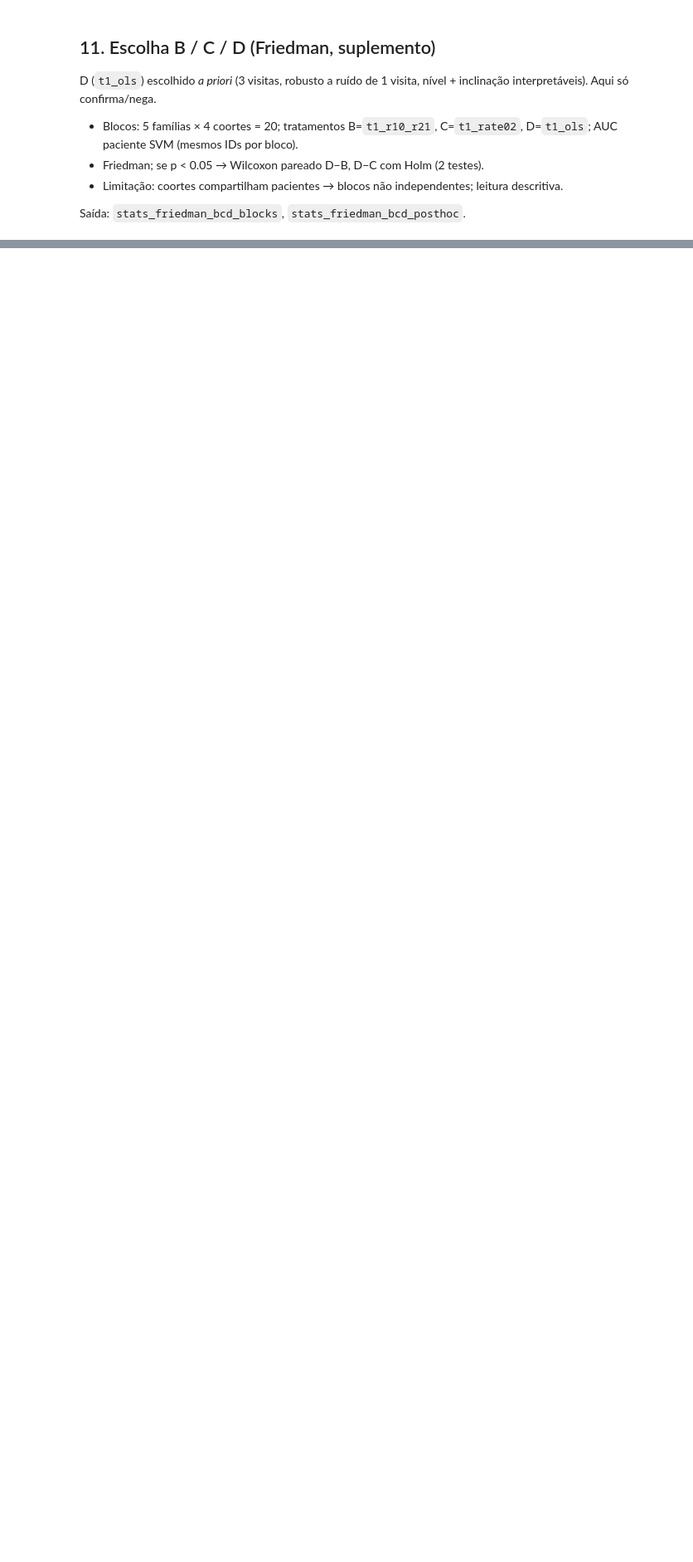
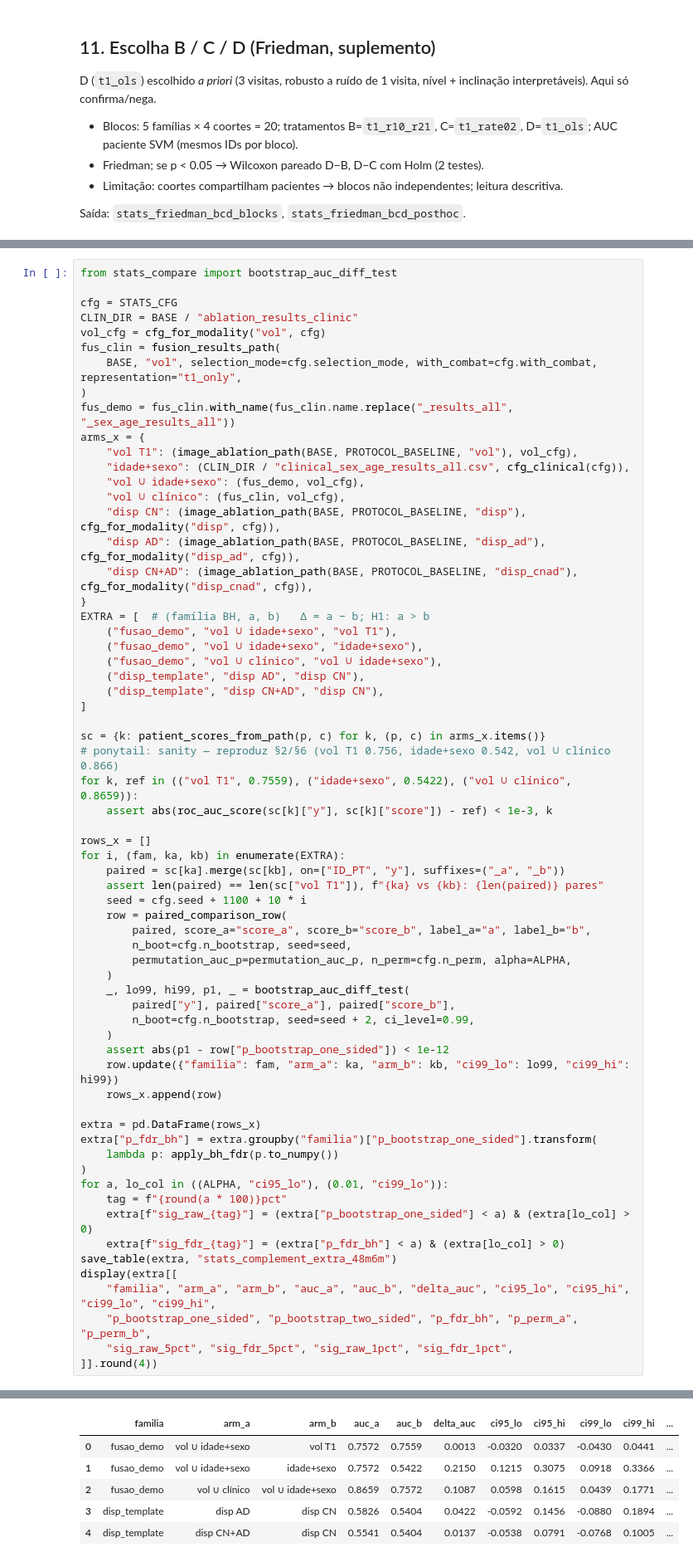
Before and after one commit to PauloMatheusGr/graphs, a Jupyter notebook: 7_stats.ipynb, the cells around one changed output, grey strips where cells are left out. Shown at 83% size. Saved outputs shown, nothing was run; the diff lists cells and outputs as text; blank space fills up the shorter version.

```diff
--- a/7_stats.ipynb
+++ b/7_stats.ipynb
@@ -1269,0 +1627,65 @@ display(post_f.round(4))
+# %%
+from stats_compare import bootstrap_auc_diff_test
+
+cfg = STATS_CFG
+CLIN_DIR = BASE / "ablation_results_clinic"
+vol_cfg = cfg_for_modality("vol", cfg)
+fus_clin = fusion_results_path(
+    BASE, "vol", selection_mode=cfg.selection_mode, with_combat=cfg.with_combat, representation="t1_only",
+)
+fus_demo = fus_clin.with_name(fus_clin.name.replace("_results_all", "_sex_age_results_all"))
+arms_x = {
+    "vol T1": (image_ablation_path(BASE, PROTOCOL_BASELINE, "vol"), vol_cfg),
+    "idade+sexo": (CLIN_DIR / "clinical_sex_age_results_all.csv", cfg_clinical(cfg)),
+    "vol ∪ idade+sexo": (fus_demo, vol_cfg),
+    "vol ∪ clínico": (fus_clin, vol_cfg),
+    "disp CN": (image_ablation_path(BASE, PROTOCOL_BASELINE, "disp"), cfg_for_modality("disp", cfg)),
+    "disp AD": (image_ablation_path(BASE, PROTOCOL_BASELINE, "disp_ad"), cfg_for_modality("disp_ad", cfg)),
+    "disp CN+AD": (image_ablation_path(BASE, PROTOCOL_BASELINE, "disp_cnad"), cfg_for_modality("disp_cnad", cfg)),
+}
+EXTRA = [  # (família BH, a, b)   Δ = a − b; H1: a > b
+    ("fusao_demo", "vol ∪ idade+sexo", "vol T1"),
+    ("fusao_demo", "vol ∪ idade+sexo", "idade+sexo"),
+    ("fusao_demo", "vol ∪ clínico", "vol ∪ idade+sexo"),
+    ("disp_template", "disp AD", "disp CN"),
+    ("disp_template", "disp CN+AD", "disp CN"),
+]
+
+sc = {k: patient_scores_from_path(p, c) for k, (p, c) in arms_x.items()}
+# ponytail: sanity — reproduz §2/§6 (vol T1 0.756, idade+sexo 0.542, vol ∪ clínico 0.866)
+for k, ref in (("vol T1", 0.7559), ("idade+sexo", 0.5422), ("vol ∪ clínico", 0.8659)):
+    assert abs(roc_auc_score(sc[k]["y"], sc[k]["score"]) - ref) < 1e-3, k
+
+rows_x = []
+for i, (fam, ka, kb) in enumerate(EXTRA):
+    paired = sc[ka].merge(sc[kb], on=["ID_PT", "y"], suffixes=("_a", "_b"))
+    assert len(paired) == len(sc["vol T1"]), f"{ka} vs {kb}: {len(paired)} pares"
+    seed = cfg.seed + 1100 + 10 * i
+    row = paired_comparison_row(
+        paired, score_a="score_a", score_b="score_b", label_a="a", label_b="b",
+        n_boot=cfg.n_bootstrap, seed=seed,
+        permutation_auc_p=permutation_auc_p, n_perm=cfg.n_perm, alpha=ALPHA,
+    )
+    _, lo99, hi99, p1, _ = bootstrap_auc_diff_test(
+        paired["y"], paired["score_a"], paired["score_b"],
+        n_boot=cfg.n_bootstrap, seed=seed + 2, ci_level=0.99,
+    )
+    assert abs(p1 - row["p_bootstrap_one_sided"]) < 1e-12
+    row.update({"familia": fam, "arm_a": ka, "arm_b": kb, "ci99_lo": lo99, "ci99_hi": hi99})
+    rows_x.append(row)
+
+extra = pd.DataFrame(rows_x)
+extra["p_fdr_bh"] = extra.groupby("familia")["p_bootstrap_one_sided"].transform(
+    lambda p: apply_bh_fdr(p.to_numpy())
+)
+for a, lo_col in ((ALPHA, "ci95_lo"), (0.01, "ci99_lo")):
+    tag = f"{round(a * 100)}pct"
+    extra[f"sig_raw_{tag}"] = (extra["p_bootstrap_one_sided"] < a) & (extra[lo_col] > 0)
+    extra[f"sig_fdr_{tag}"] = (extra["p_fdr_bh"] < a) & (extra[lo_col] > 0)
+save_table(extra, "stats_complement_extra_48m6m")
+display(extra[[
+    "familia", "arm_a", "arm_b", "auc_a", "auc_b", "delta_auc", "ci95_lo", "ci95_hi", "ci99_lo", "ci99_hi",
+    "p_bootstrap_one_sided", "p_bootstrap_two_sided", "p_fdr_bh", "p_perm_a", "p_perm_b",
+    "sig_raw_5pct", "sig_fdr_5pct", "sig_raw_1pct", "sig_fdr_1pct",
+]].round(4))
+# %% [output]
@@ -1269,0 +1693,6 @@ display(post_f.round(4))
+|  | familia | arm_a | arm_b | auc_a | auc_b | delta_auc | ci95_lo | ci95_hi | ci99_lo | ci99_hi | ... |
+| 0 | fusao_demo | vol ∪ idade+sexo | vol T1 | 0.7572 | 0.7559 | 0.0013 | -0.0320 | 0.0337 | -0.0430 | 0.0441 | ... |
+| 1 | fusao_demo | vol ∪ idade+sexo | idade+sexo | 0.7572 | 0.5422 | 0.2150 | 0.1215 | 0.3075 | 0.0918 | 0.3366 | ... |
+| 2 | fusao_demo | vol ∪ clínico | vol ∪ idade+sexo | 0.8659 | 0.7572 | 0.1087 | 0.0598 | 0.1615 | 0.0439 | 0.1771 | ... |
+| 3 | disp_template | disp AD | disp CN | 0.5826 | 0.5404 | 0.0422 | -0.0592 | 0.1456 | -0.0880 | 0.1894 | ... |
+| 4 | disp_template | disp CN+AD | disp CN | 0.5541 | 0.5404 | 0.0137 | -0.0538 | 0.0791 | -0.0768 | 0.1005 | ... |
```
Also changed, not shown: parts of 11 cells of this notebook, 13 other files.
